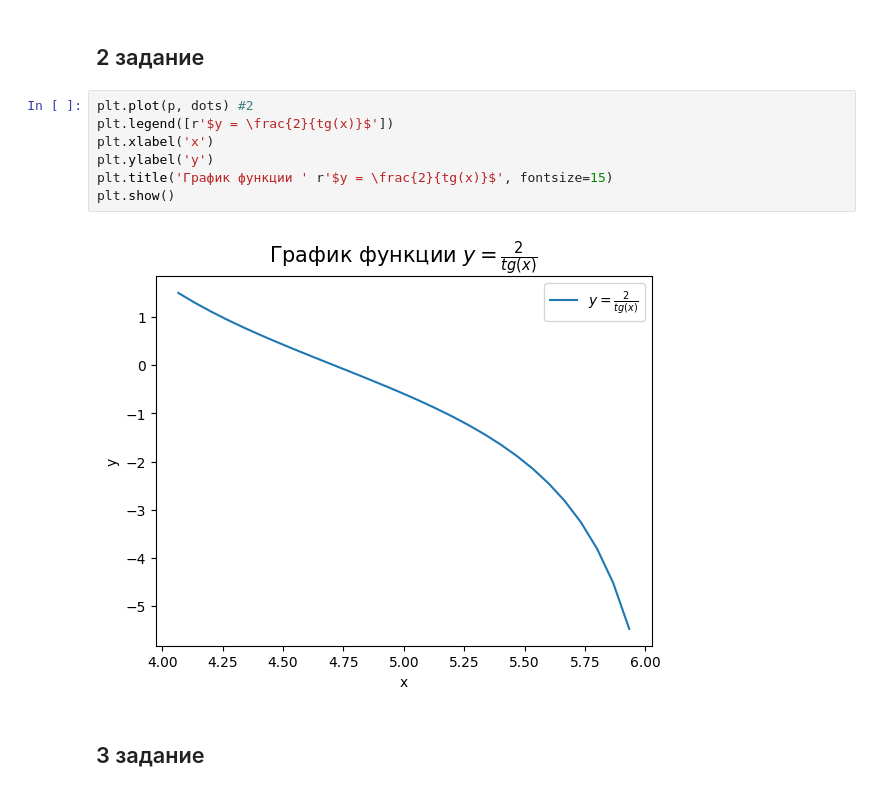
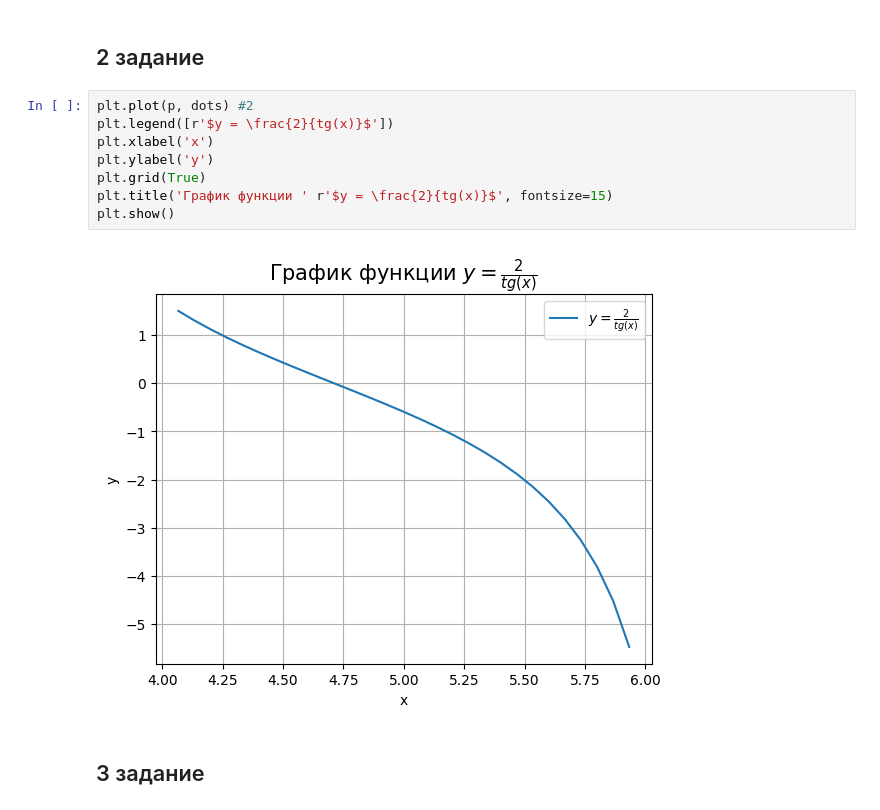
Before and after one commit to MaksimSmolenkov/3, a Jupyter notebook: практикум4.ipynb, the cells around one changed output. Drawn from its saved outputs; the diff is of its cells as text.

```diff
--- a/практикум4.ipynb
+++ b/практикум4.ipynb
@@ -46,12 +46,13 @@ for i in range(29):
 # %%
 plt.plot(p, dots) #2
 plt.legend([r'$y = \frac{2}{tg(x)}$'])
 plt.xlabel('x')
 plt.ylabel('y')
+plt.grid(True)
 plt.title('График функции ' r'$y = \frac{2}{tg(x)}$', fontsize=15)
 plt.show()
 # %% [output]
-[figure, old version]
+[figure, new version]
 # %% [markdown]
 ## 3 задание
 # %%
```
Also changed, not shown: parts of 12 cells of this notebook.
